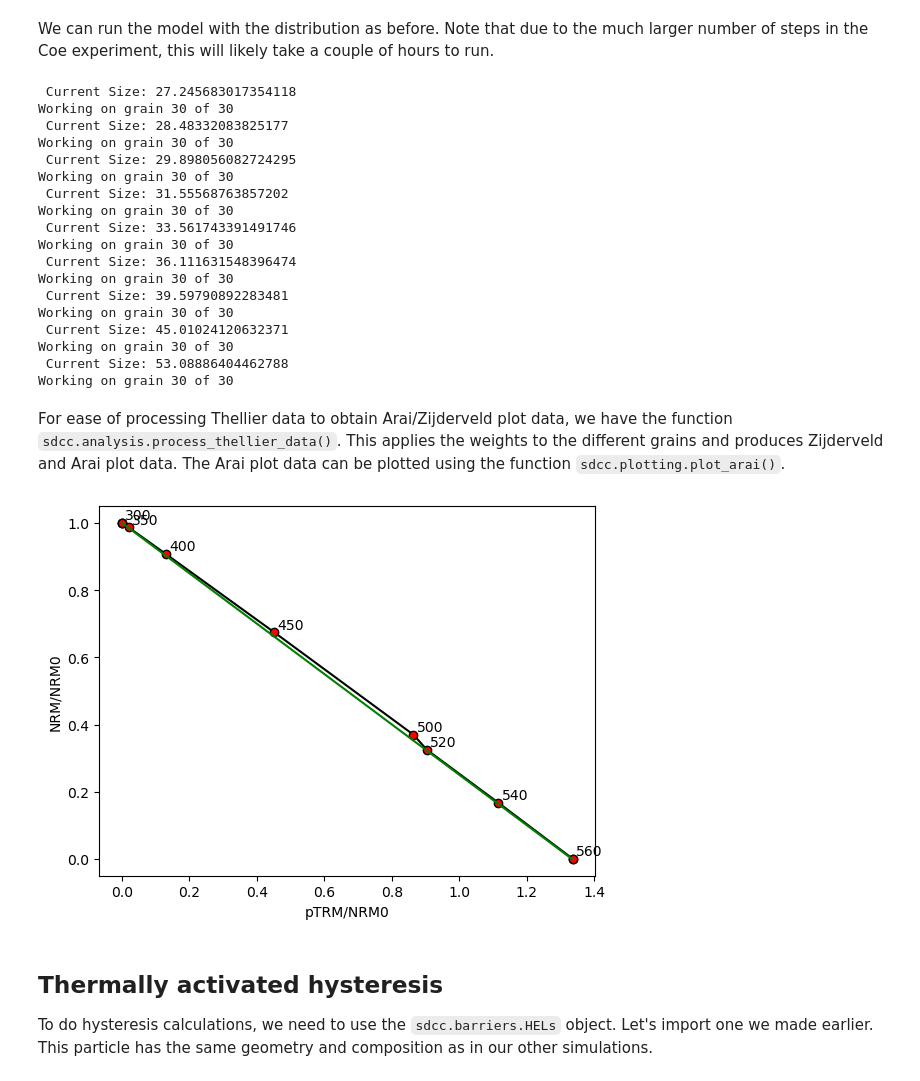
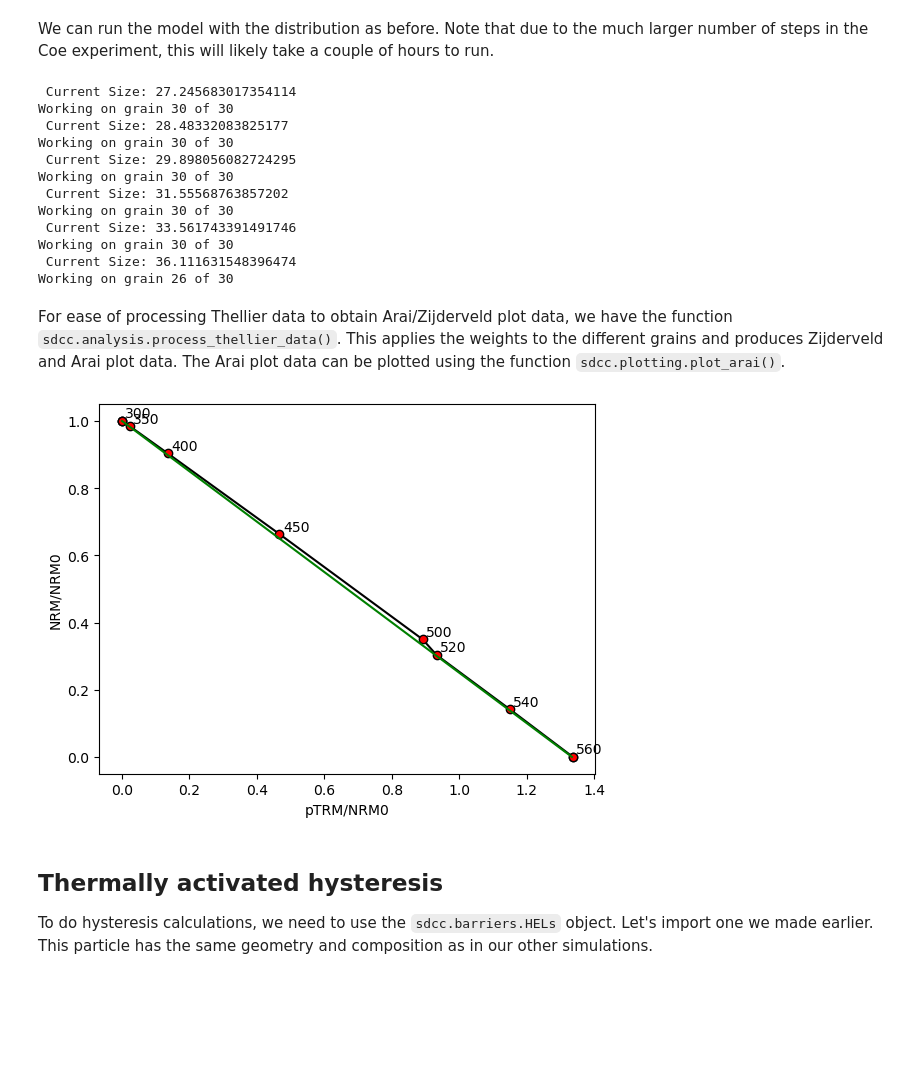
Before and after one commit to bcych/SDCC, a Jupyter notebook: docs/sdcc_examples.ipynb, the cells around one changed output. Saved outputs shown, nothing was run; the diff lists cells and outputs as text; code cells hidden in the pictures; blank space fills up the shorter version.

```diff
--- a/docs/sdcc_examples.ipynb
+++ b/docs/sdcc_examples.ipynb
@@ -125,7 +125,7 @@ GEL objects can be saved to file using the .to_file() argument. This saves them
 # %%
 import pickle
 #GEL.to_file('test.gel')
-with open('../particles/TM00_PRO_2.50_OBL_1.00_hard.gel', 'rb') as f:
+with open('../particles/thermal/TM00_PRO_2.50_OBL_1.00_hard.gel', 'rb') as f:
     thermParticle=pickle.load(f)
 # %% [markdown]
 Similarly a `HELs` object exists for high-field experiments. These objects need to compute energy barriers in a range of field strengths and field orientations. In some cases, they may take hours to create, but can again be easily saved. `HELs` objects also require you to input a maximum field (in Tesla).
@@ -203,7 +203,7 @@ import pickle
 from sdcc.simulation import relaxation_time
 
 # Read in GEL file for particle
-with open('../particles/TM00_PRO_2.50_OBL_1.00_hard.gel', 'rb') as f:
+with open('../particles/thermal/TM00_PRO_2.50_OBL_1.00_hard.gel', 'rb') as f:
     thermParticle=pickle.load(f)
 
 # Set up treatment routine
@@ -336,7 +336,7 @@ for size in sizes:
                                     n_dirs=30)
     m_list.append(moments)
 # %% [output]
- Current Size: 27.245683017354118
+ Current Size: 27.245683017354114
 Working on grain 30 of 30
  Current Size: 28.48332083825177
 Working on grain 30 of 30
@@ -347,22 +347,16 @@ Working on grain 30 of 30
  Current Size: 33.561743391491746
 Working on grain 30 of 30
  Current Size: 36.111631548396474
-Working on grain 30 of 30
- Current Size: 39.59790892283481
-Working on grain 30 of 30
- Current Size: 45.01024120632371
-Working on grain 30 of 30
- Current Size: 53.08886404462788
-Working on grain 30 of 30
+Working on grain 26 of 30
 # %% [markdown]
 For ease of processing Thellier data to obtain Arai/Zijderveld plot data, we have the function `sdcc.analysis.process_thellier_data()`. This applies the weights to the different grains and produces Zijderveld and Arai plot data. The Arai plot data can be plotted using the function `sdcc.plotting.plot_arai()`.
 # %%
 from sdcc.plotting import plot_arai
 from sdcc.analysis import process_thellier_data
 Zs,Is,Zs_mag,Is_mag = process_thellier_data(m_list,coe_routine,weights)
-plot_arai(Zs_mag, Is_mag, B_anc, B_str)
+plot_arai(Zs_mag/Zs_mag[0], Is_mag/Zs_mag[0], B_anc, B_str, temp_steps)
 # %% [output]
-[figure, old version]
+[figure, new version]
 # %% [markdown]
 ## Thermally activated hysteresis
 
```
Also changed, not shown: parts of 8 cells of this notebook.
